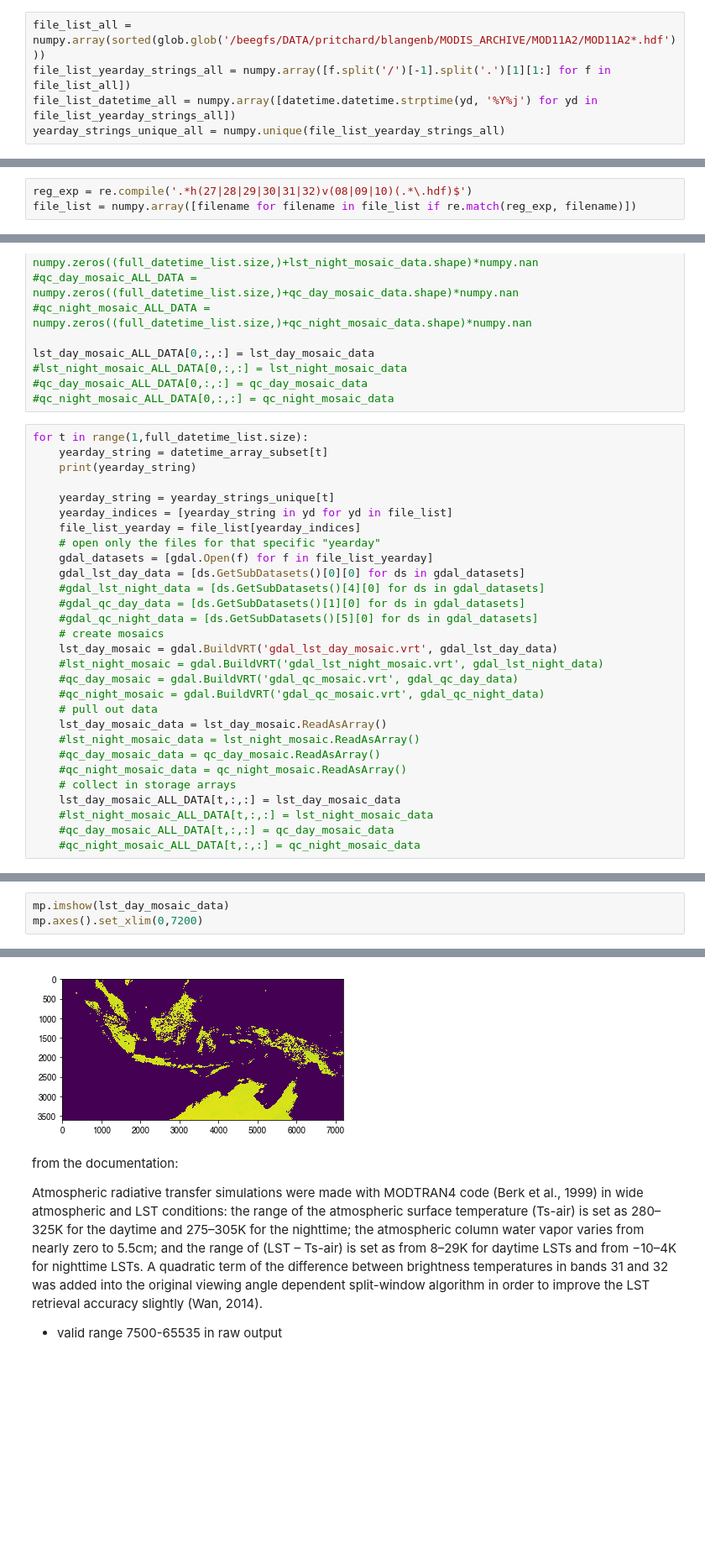
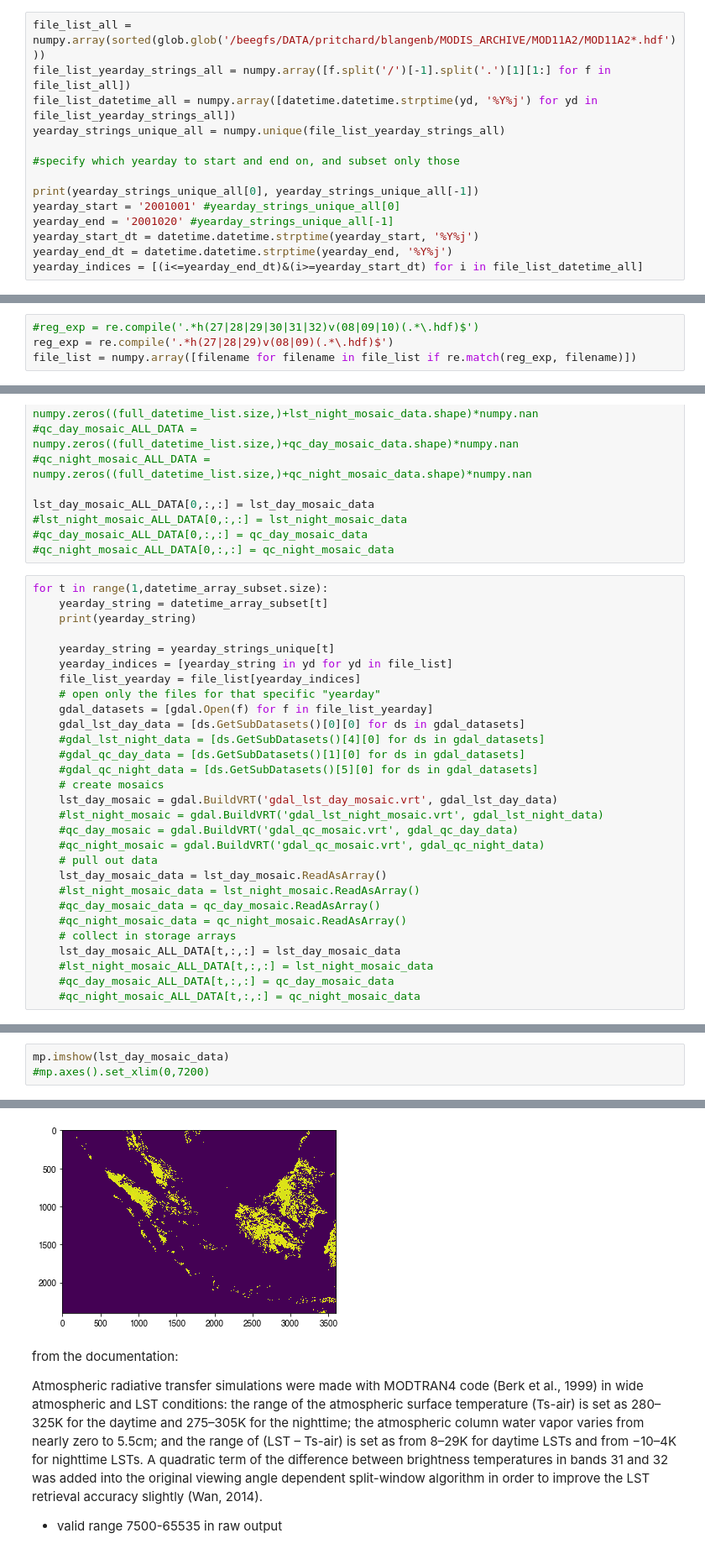
Before and after one commit to bairdlangenbrunner/indonesia-analysis, a Jupyter notebook: modis-analysis/notebook-files/analyzing_modis_8day_LST_file_MULTIPLE_DAYS.ipynb, the cells around one changed output, grey strips where cells are left out. Shown at 84% size. Saved outputs shown, nothing was run; the diff lists cells and outputs as text; blank space fills up the shorter version.

```diff
--- a/modis-analysis/notebook-files/analyzing_modis_8day_LST_file_MULTIPLE_DAYS.ipynb
+++ b/modis-analysis/notebook-files/analyzing_modis_8day_LST_file_MULTIPLE_DAYS.ipynb
@@ -42,3 +24,12 @@ file_list_all = numpy.array(sorted(glob.glob('/beegfs/DATA/pritchard/blangenb/MO
 file_list_yearday_strings_all = numpy.array([f.split('/')[-1].split('.')[1][1:] for f in file_list_all])
 file_list_datetime_all = numpy.array([datetime.datetime.strptime(yd, '%Y%j') for yd in file_list_yearday_strings_all])
 yearday_strings_unique_all = numpy.unique(file_list_yearday_strings_all)
+
+#specify which yearday to start and end on, and subset only those
+
+print(yearday_strings_unique_all[0], yearday_strings_unique_all[-1])
+yearday_start = '2001001' #yearday_strings_unique_all[0]
+yearday_end = '2001020' #yearday_strings_unique_all[-1]
+yearday_start_dt = datetime.datetime.strptime(yearday_start, '%Y%j')
+yearday_end_dt = datetime.datetime.strptime(yearday_end, '%Y%j')
+yearday_indices = [(i<=yearday_end_dt)&(i>=yearday_start_dt) for i in file_list_datetime_all]
@@ -71,7 +49,8 @@ narrow file list even further by choosing only the grid cells that cover Indones
 
 (corresponds to h27/28/29/30/31/32 and v08/09/10)
 # %%
-reg_exp = re.compile('.*h(27|28|29|30|31|32)v(08|09|10)(.*\.hdf)$')
+#reg_exp = re.compile('.*h(27|28|29|30|31|32)v(08|09|10)(.*\.hdf)$')
+reg_exp = re.compile('.*h(27|28|29)v(08|09)(.*\.hdf)$')
 file_list = numpy.array([filename for filename in file_list if re.match(reg_exp, filename)])
 # %%
 file_list
@@ -146,7 +127,7 @@ lst_day_mosaic_ALL_DATA[0,:,:] = lst_day_mosaic_data
 #qc_day_mosaic_ALL_DATA[0,:,:] = qc_day_mosaic_data
 #qc_night_mosaic_ALL_DATA[0,:,:] = qc_night_mosaic_data
 # %%
-for t in range(1,full_datetime_list.size):
+for t in range(1,datetime_array_subset.size):
     yearday_string = datetime_array_subset[t]
     print(yearday_string)
 
@@ -181,4 +165,4 @@ lst_day_mosaic_ALL_DATA.shape
 # %%
 mp.imshow(lst_day_mosaic_data)
-mp.axes().set_xlim(0,7200)
+#mp.axes().set_xlim(0,7200)
 # %% [output]
@@ -186,4 +170,4 @@ mp.axes().set_xlim(0,7200)
-[figure, old version]
+[figure, new version]
 # %% [markdown]
 from the documentation:
 
```
Also changed, not shown: parts of 14 cells of this notebook, 10 other files.
